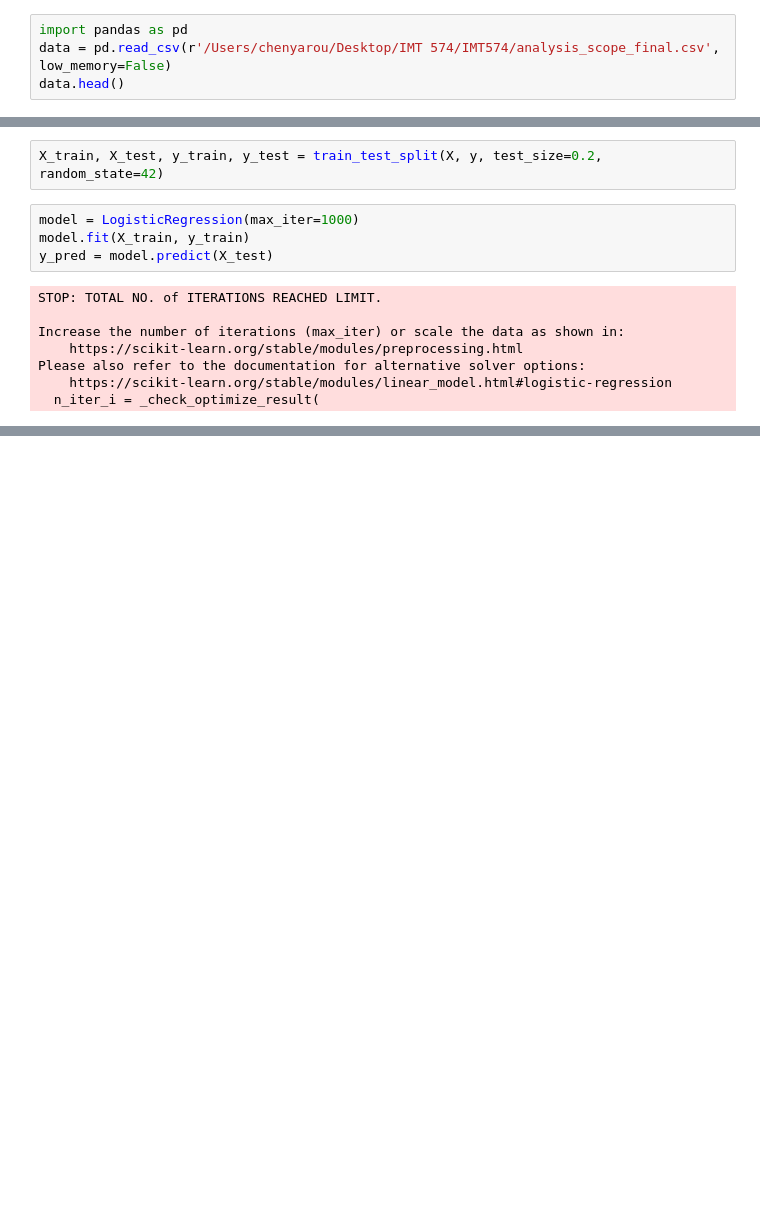
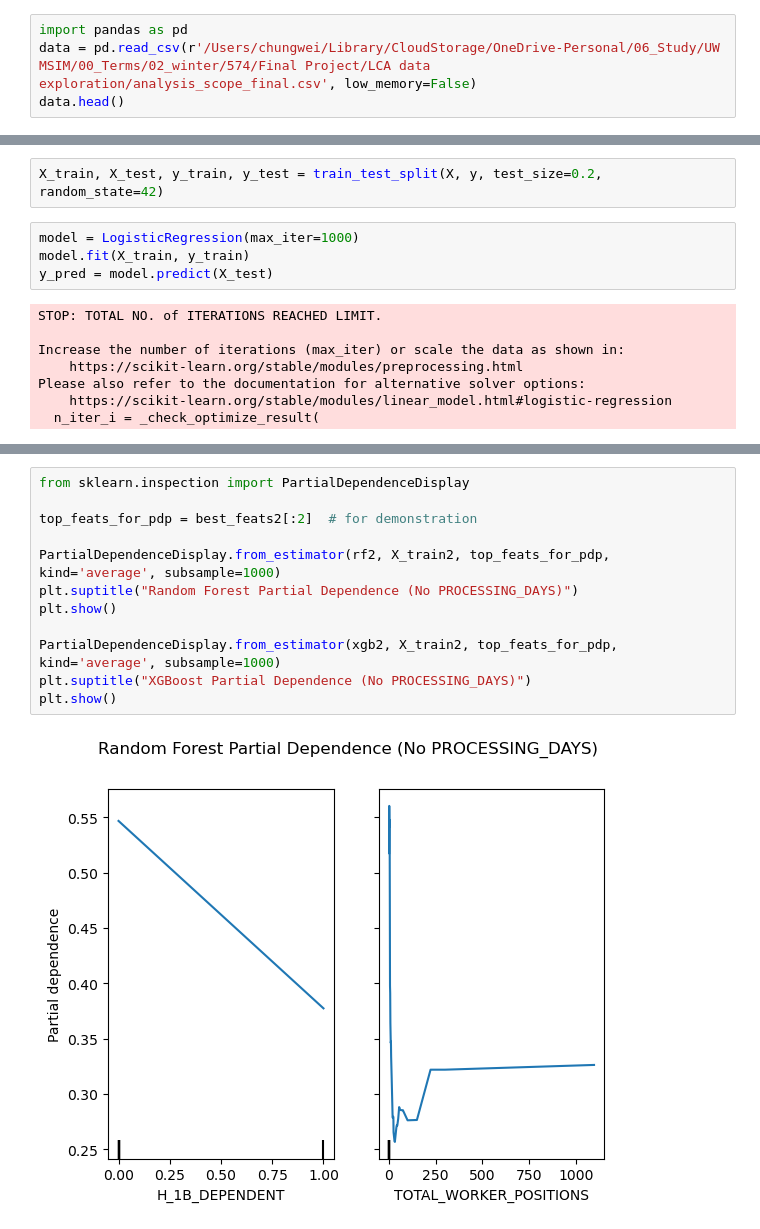
Before and after one commit to Rosie-Chenyr/Advanced-H1B-LCA-Data-Analysis-Project, a Jupyter notebook: FinalProject.ipynb, the cells around one changed output, grey strips where cells are left out. Saved outputs shown, nothing was run; the diff lists cells and outputs as text; blank space fills up the shorter version.

```diff
--- a/FinalProject.ipynb
+++ b/FinalProject.ipynb
@@ -1,6 +25,6 @@
 # %%
 import pandas as pd
-data = pd.read_csv(r'/Users/chenyarou/Desktop/IMT 574/IMT574/analysis_scope_final.csv', low_memory=False)
+data = pd.read_csv(r'/Users/chungwei/Library/CloudStorage/OneDrive-Personal/06_Study/UW MSIM/00_Terms/02_winter/574/Final Project/LCA data exploration/analysis_scope_final.csv', low_memory=False)
 data.head()
 # %% [output]
 |  | CASE_STATUS | RECEIVED_DATE | DECISION_DATE | VISA_CLASS | SOC_CODE | SOC_TITLE | FULL_TIME_POSITION | ... |
@@ -271,0 +729,14 @@ Baseline model accuracy: 0.9906
+# %%
+from sklearn.inspection import PartialDependenceDisplay
+
+top_feats_for_pdp = best_feats2[:2]  # for demonstration
+
+PartialDependenceDisplay.from_estimator(rf2, X_train2, top_feats_for_pdp, kind='average', subsample=1000)
+plt.suptitle("Random Forest Partial Dependence (No PROCESSING_DAYS)")
+plt.show()
+
+PartialDependenceDisplay.from_estimator(xgb2, X_train2, top_feats_for_pdp, kind='average', subsample=1000)
+plt.suptitle("XGBoost Partial Dependence (No PROCESSING_DAYS)")
+plt.show()
+# %% [output]
+[figure, added]
```
Also changed, not shown: parts of 51 cells of this notebook, 1 other file.
